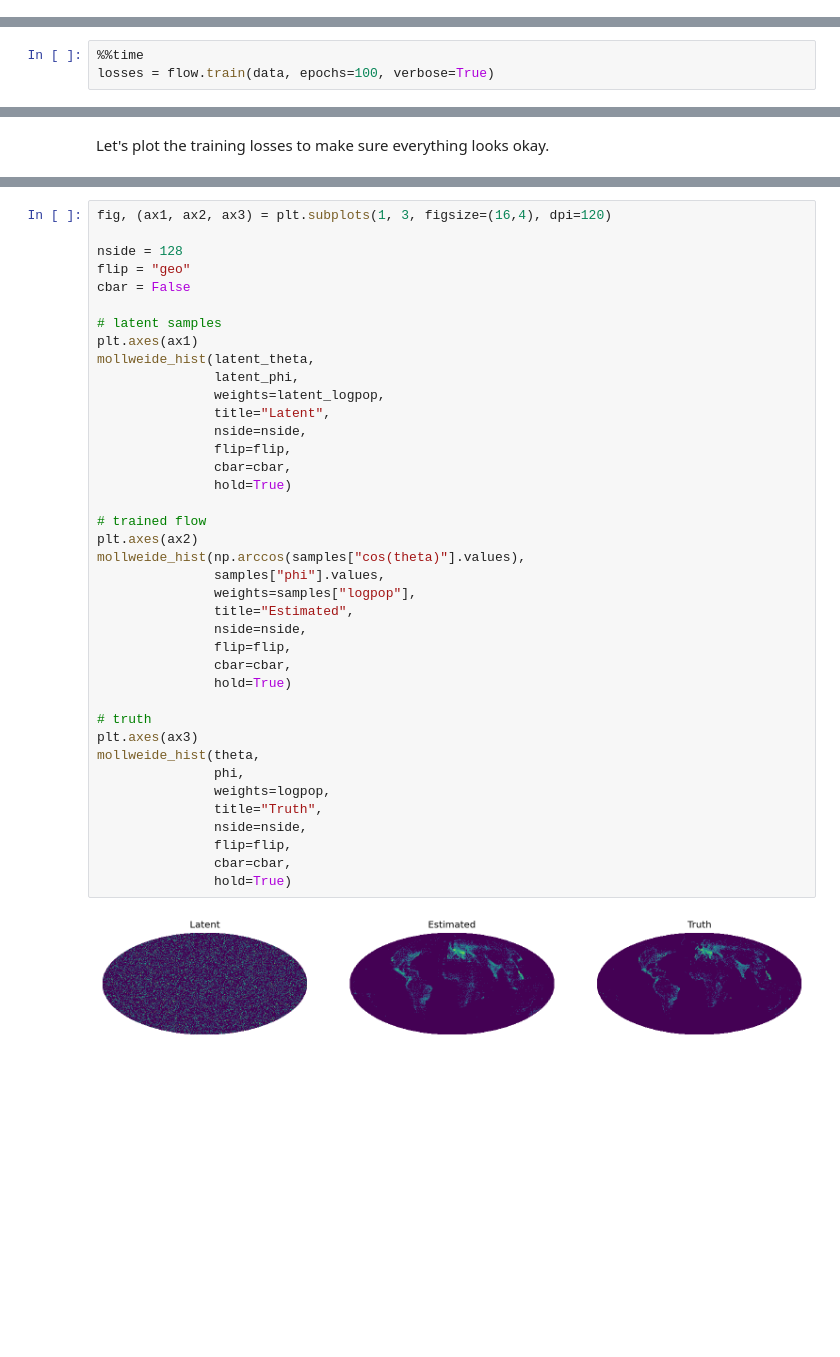
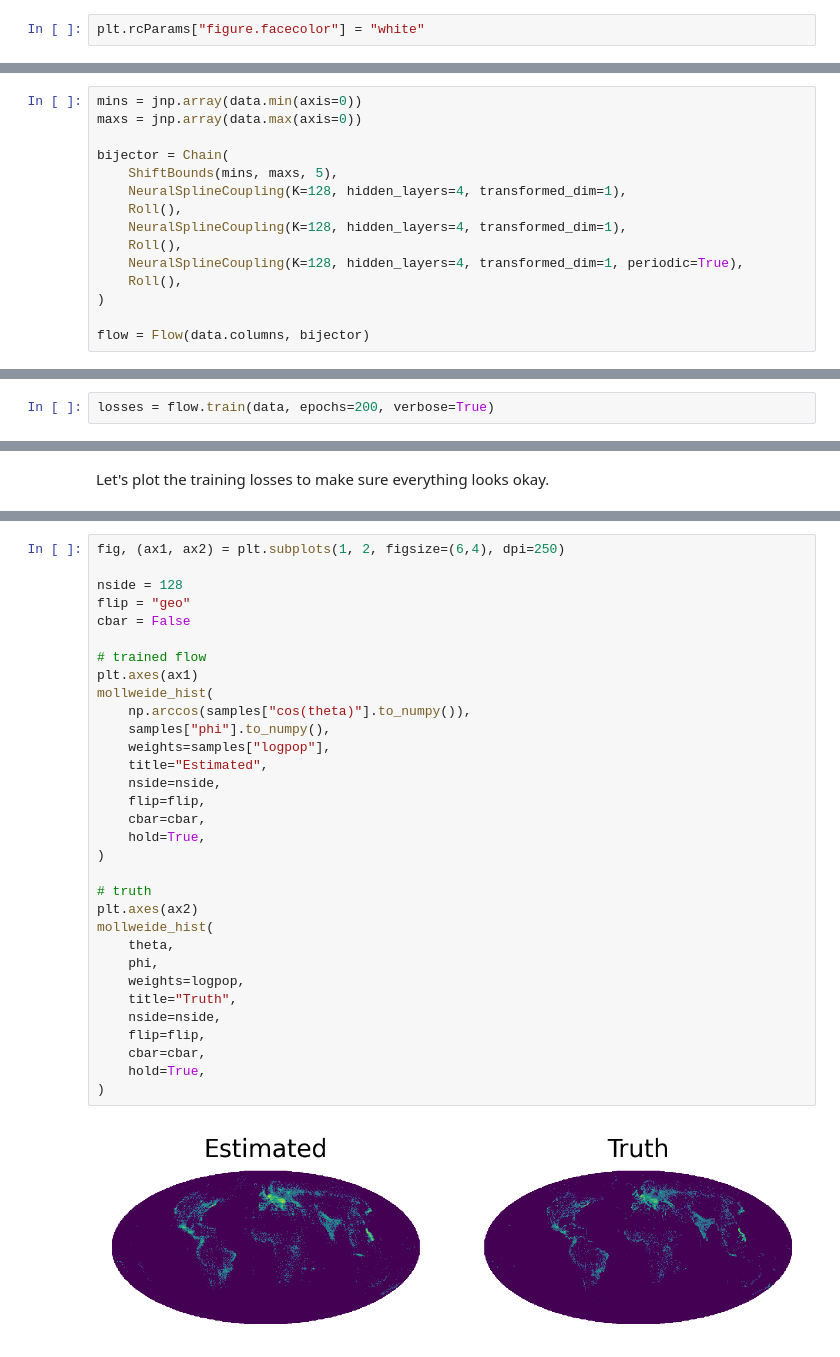
Before and after one commit to jfcrenshaw/pzflow, a Jupyter notebook: docs/tutorials/spherical_flow_example.ipynb, the cells around one changed output, grey strips where cells are left out. Drawn from its saved outputs; the diff is of its cells as text; blank space fills up the shorter version.

```diff
--- a/docs/tutorials/spherical_flow_example.ipynb
+++ b/docs/tutorials/spherical_flow_example.ipynb
@@ -29,6 +24,8 @@ from pzflow import Flow
 from pzflow.bijectors import Chain, NeuralSplineCoupling, Roll, StandardScaler, ShiftBounds
 from pzflow.distributions import Joint, Normal, Uniform
 from pzflow.examples import get_city_data
+# %%
+plt.rcParams["figure.facecolor"] = "white"
 # %% [markdown]
 First let's load the city data included with pzflow.
 # %%
@@ -181,0 +127,15 @@ Let's train it!
+# %%
+mins = jnp.array(data.min(axis=0))
+maxs = jnp.array(data.max(axis=0))
+
+bijector = Chain(
+    ShiftBounds(mins, maxs, 5),
+    NeuralSplineCoupling(K=128, hidden_layers=4, transformed_dim=1),
+    Roll(),
+    NeuralSplineCoupling(K=128, hidden_layers=4, transformed_dim=1),
+    Roll(),
+    NeuralSplineCoupling(K=128, hidden_layers=4, transformed_dim=1, periodic=True),
+    Roll(),
+)
+
+flow = Flow(data.columns, bijector)
@@ -182,4 +146,3 @@ Let's train it!
 # %%
-%%time
-losses = flow.train(data, epochs=100, verbose=True)
+losses = flow.train(data, epochs=200, verbose=True)
 # %% [output]
@@ -221,41 +180,34 @@ samples = flow.sample(data.shape[0], seed=0)
 # %%
-fig, (ax1, ax2, ax3) = plt.subplots(1, 3, figsize=(16,4), dpi=120)
+fig, (ax1, ax2) = plt.subplots(1, 2, figsize=(6,4), dpi=250)
 
 nside = 128
 flip = "geo"
 cbar = False
 
-# latent samples
+# trained flow
 plt.axes(ax1)
-mollweide_hist(latent_theta,
-               latent_phi,
-               weights=latent_logpop,
-               title="Latent",
-               nside=nside,
-               flip=flip,
-               cbar=cbar,
-               hold=True)
-
-# trained flow
-plt.axes(ax2)
-mollweide_hist(np.arccos(samples["cos(theta)"].values),
-               samples["phi"].values,
-               weights=samples["logpop"],
-               title="Estimated",
-               nside=nside,
-               flip=flip,
-               cbar=cbar,
-               hold=True)
+mollweide_hist(
+    np.arccos(samples["cos(theta)"].to_numpy()),
+    samples["phi"].to_numpy(),
+    weights=samples["logpop"],
+    title="Estimated",
+    nside=nside,
+    flip=flip,
+    cbar=cbar,
+    hold=True,
+)
 
 # truth
-plt.axes(ax3)
-mollweide_hist(theta,
-               phi,
-               weights=logpop,
-               title="Truth",
-               nside=nside,
-               flip=flip,
-               cbar=cbar,
-               hold=True)
+plt.axes(ax2)
+mollweide_hist(
+    theta,
+    phi,
+    weights=logpop,
+    title="Truth",
+    nside=nside,
+    flip=flip,
+    cbar=cbar,
+    hold=True,
+)
 # %% [output]
-[figure, old version]
+[figure, new version]
```
Also changed, not shown: parts of 21 cells of this notebook, 11 other files.
